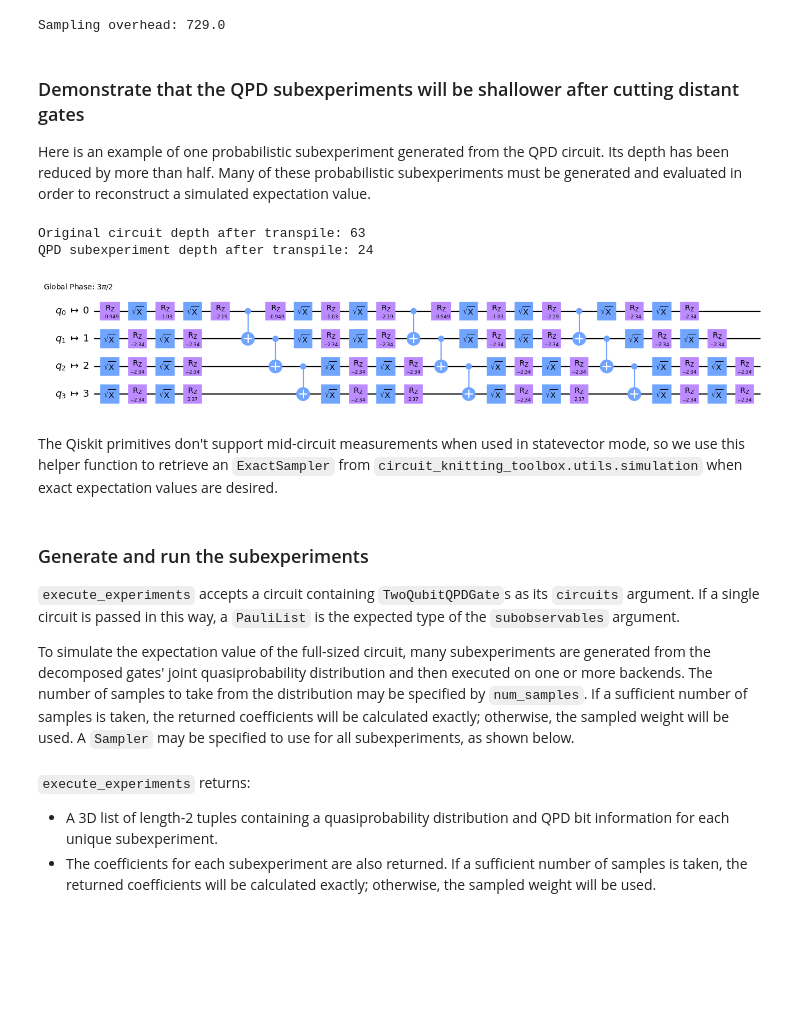
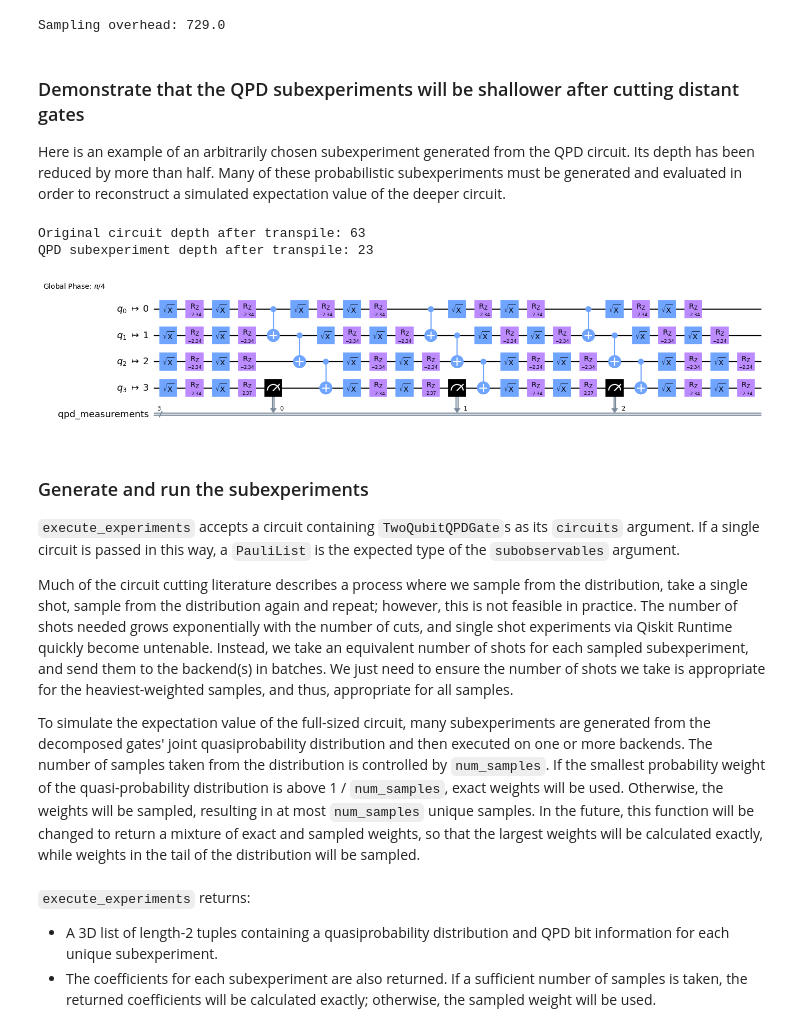
Before and after one commit to Qiskit/qiskit-addon-cutting, a Jupyter notebook: docs/circuit_cutting/tutorials/gate_cutting_to_reduce_circuit_depth.ipynb, the cells around one changed output. Cells and saved outputs as stored; diff of their text form; code cells hidden in the pictures; blank space fills up the shorter version.

```diff
--- a/docs/circuit_cutting/tutorials/gate_cutting_to_reduce_circuit_depth.ipynb
+++ b/docs/circuit_cutting/tutorials/gate_cutting_to_reduce_circuit_depth.ipynb
@@ -70,26 +77,26 @@ Sampling overhead: 729.0
 # %% [markdown]
 ### Demonstrate that the QPD subexperiments will be shallower after cutting distant gates
 
-Here is an example of one probabilistic subexperiment generated from the QPD circuit. Its depth has been reduced by more than half. Many of these probabilistic subexperiments must be generated and evaluated in order to reconstruct a simulated expectation value.
+Here is an example of an arbitrarily chosen subexperiment generated from the QPD circuit. Its depth has been reduced by more than half. Many of these probabilistic subexperiments must be generated and evaluated in order to reconstruct a simulated expectation value of the deeper circuit.
 # %%
-# Set bases to which the QPD gates should decompose
+from circuit_knitting_toolbox.circuit_cutting.qpd import decompose_qpd_instructions
+
+# Set some arbitrary bases to which the QPD gates should decompose
 for idx in cut_indices:
-    qpd_circuit[idx].operation.basis_id = 0
+    qpd_circuit[idx].operation.basis_id = 2
 
-# Decompose TwoQubitQPDGates into SingleQubitQPDGates
-qpd_circuit_dx = qpd_circuit.decompose()
+# Decompose QPDGates in a circuit into Qiskit operations and measurements
+qpd_circuit_dx = decompose_qpd_instructions(qpd_circuit, [[idx] for idx in cut_indices])
 
 # Transpile the decomposed circuit to the same layout
 transpiled_qpd_circuit = transpile(
     qpd_circuit_dx, backend=backend, initial_layout=[0, 1, 2, 3]
 )
 
 print(f"Original circuit depth after transpile: {transpiled_qc.depth()}")
 print(f"QPD subexperiment depth after transpile: {transpiled_qpd_circuit.depth()}")
 transpiled_qpd_circuit.draw("mpl", scale=0.8, idle_wires=False)
 # %% [output]
 Original circuit depth after transpile: 63
-QPD subexperiment depth after transpile: 24
+QPD subexperiment depth after transpile: 23
-[figure, old version]
+[figure, new version]
-# %% [markdown]
-The Qiskit primitives don't support mid-circuit measurements when used in statevector mode, so we use this helper function to retrieve an `ExactSampler` from `circuit_knitting_toolbox.utils.simulation` when exact expectation values are desired.
@@ -103,7 +105,9 @@ def create_sampler(shots: int = 1024) -> BaseSampler:
 
 `execute_experiments` accepts a circuit containing `TwoQubitQPDGate`s as its `circuits` argument. If a single circuit is passed in this way, a `PauliList` is the expected type of the `subobservables` argument.
 
-To simulate the expectation value of the full-sized circuit, many subexperiments are generated from the decomposed gates' joint quasiprobability distribution and then executed on one or more backends. The number of samples to take from the distribution may be specified by `num_samples`. If a sufficient number of samples is taken, the returned coefficients will be calculated exactly; otherwise, the sampled weight will be used. A `Sampler` may be specified to use for all subexperiments, as shown below.
+Much of the circuit cutting literature describes a process where we sample from the distribution, take a single shot, sample from the distribution again and repeat; however, this is not feasible in practice. The number of shots needed grows exponentially with the number of cuts, and single shot experiments via Qiskit Runtime quickly become untenable. Instead, we take an equivalent number of shots for each sampled subexperiment, and send them to the backend(s) in batches. We just need to ensure the number of shots we take is appropriate for the heaviest-weighted samples, and thus, appropriate for all samples.
+
+To simulate the expectation value of the full-sized circuit, many subexperiments are generated from the decomposed gates' joint quasiprobability distribution and then executed on one or more backends. The number of samples taken from the distribution is controlled by `num_samples`. If the smallest probability weight of the quasi-probability distribution is above 1 / `num_samples`, exact weights will be used.  Otherwise, the weights will be sampled, resulting in at most `num_samples` unique samples.  In the future, this function will be changed to return a mixture of exact and sampled weights, so that the largest weights will be calculated exactly, while weights in the tail of the distribution will be sampled.
 # %%
 %%capture
 
```
Also changed, not shown: parts of 8 cells of this notebook, 1 other file.
